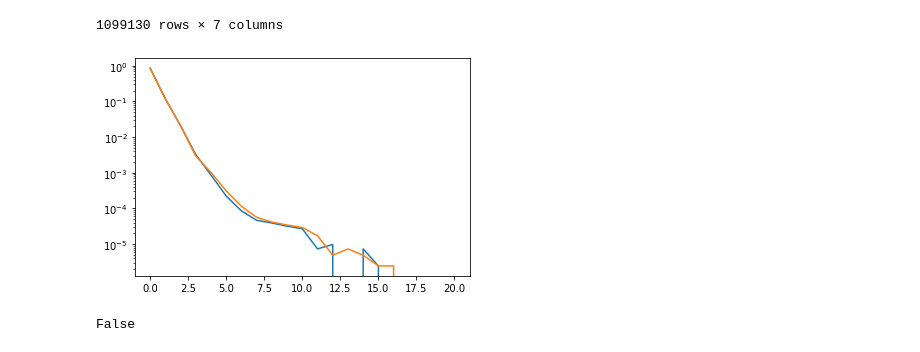
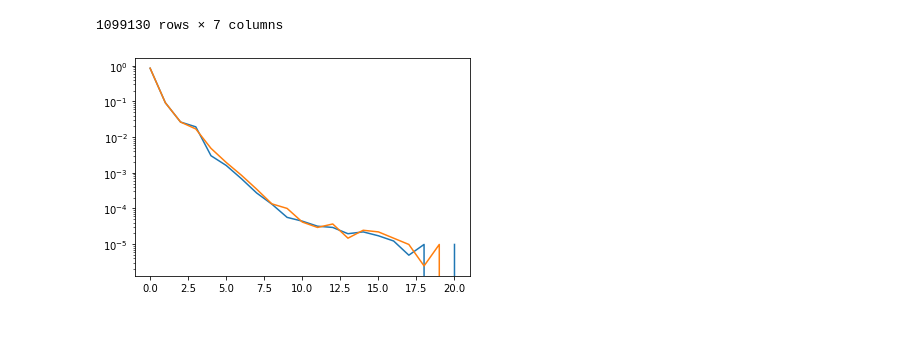
Before and after one commit to charelF/LSDEW4, a Jupyter notebook: exploration/charel/bucket_maker.ipynb, the cells around one changed output. Saved outputs shown, nothing was run; the diff lists cells and outputs as text; code cells hidden in the pictures.

```diff
--- a/exploration/charel/bucket_maker.ipynb
+++ b/exploration/charel/bucket_maker.ipynb
@@ -42,9 +47,9 @@ df
 | 1099129 | 1570161600 | de.wikipedia | user | mobile-web | 85 | 1 | 2019-10-04 04:00:00 |
 1099130 rows × 7 columns
 # %%
-def bucketmaker(df, minbin=0, maxbin=6, bincount=21):
+def bucketmaker(df, buckets):
 
-    binstarts = np.logspace(minbin, maxbin, bincount)
+    binstarts = buckets
     binends = np.roll(binstarts, -1)
     binends[-1] = np.inf
     occurences = np.zeros_like(binstarts)
@@ -58,7 +63,7 @@ def bucketmaker(df, minbin=0, maxbin=6, bincount=21):
 
     return probabilities
 # %%
-def bucketmaker_np(df, minbin=0, maxbin=6, bincount=21):
+def bucketmaker_np(df, buckets):
     dist = []
 
     for _, (x, y) in df[["x", "y"]].iterrows():
@@ -66,23 +71,24 @@ def bucketmaker_np(df, minbin=0, maxbin=6, bincount=21):
 
     logdist = np.log10(dist)
 
-    hist = np.histogram(logdist, bins=bincount, range=(minbin, maxbin), density=False)
+    hist = np.histogram(logdist, bins=len(buckets), range=(np.log10(min(buckets)), np.log10(max(buckets))), density=False)
 
     occurences, bins = hist
     probability = occurences/np.sum(occurences)
 
     return probability
 # %%
-plt.plot(bucketmaker(smalldf))
-plt.plot(bucketmaker_np(smalldf))
+smalldf = df[df["timestamp"] == 1566896400]
+
+plt.plot(bucketmaker(smalldf, np.logspace(0,4,21)))
+plt.plot(bucketmaker_np(smalldf, np.logspace(0,4,21)))
 plt.yscale("log")
 plt.show()
 
-print(np.allclose(bucketmaker(smalldf), bucketmaker_np(smalldf)))
+# print(np.allclose(bucketmaker(smalldf), bucketmaker_np(smalldf)))
 
 # %timeit bucketmaker(smalldf)
 # %timeit bucketmaker_np(smalldf)
 # plt.yscale("log")
 # %% [output]
-[figure, old version]
+[figure, new version]
-False
```
Also changed, not shown: parts of 15 cells of this notebook, 2 other files.
